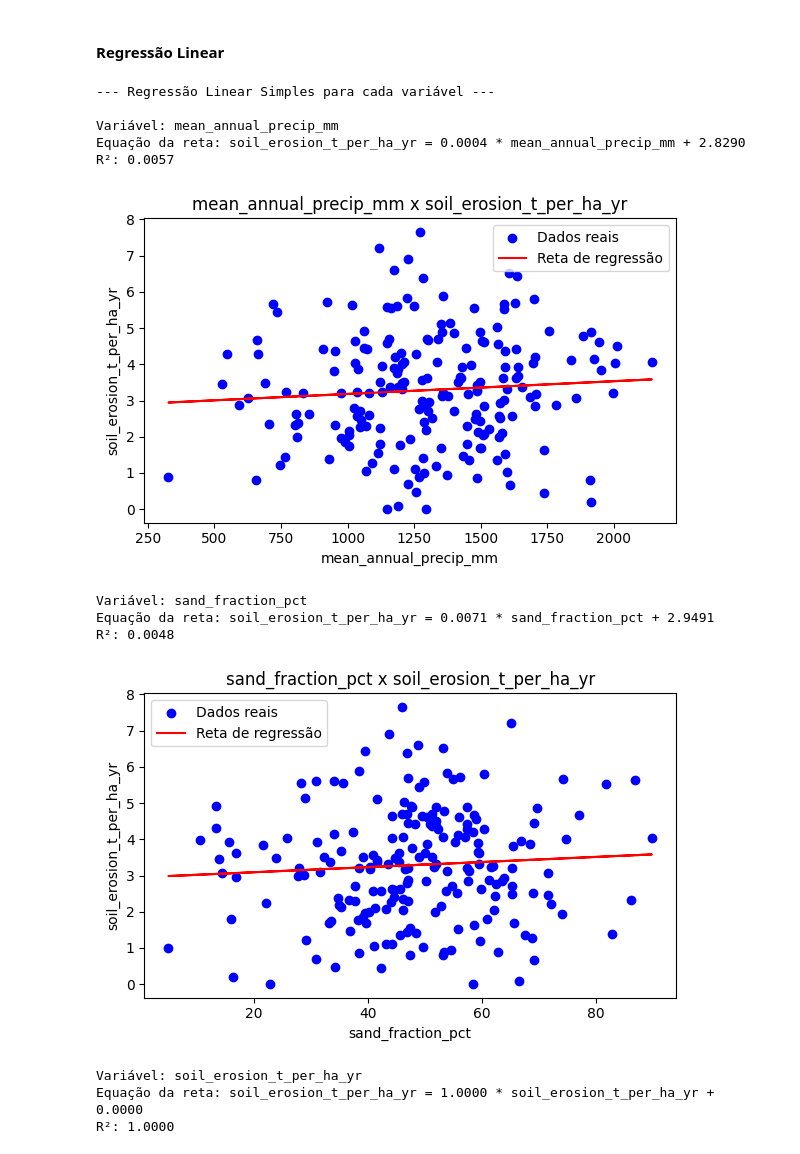
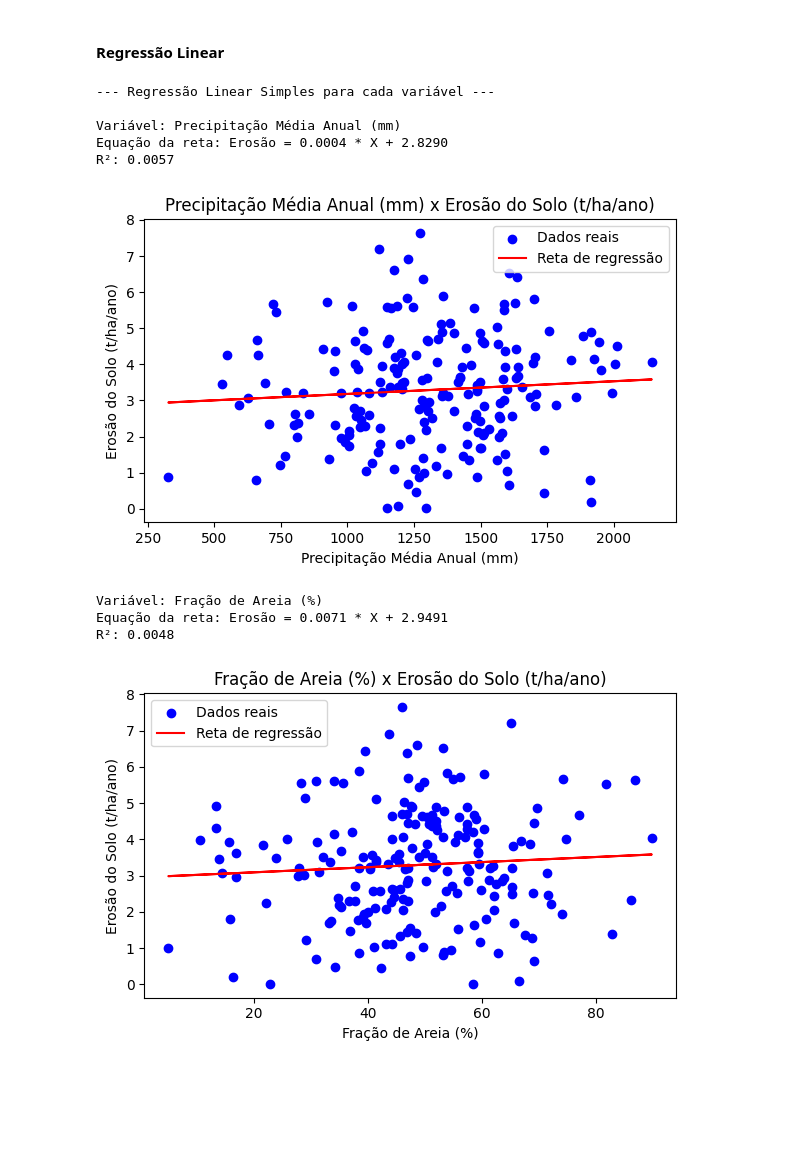
Before and after one commit to brunalobo/trabalho-estatistica-2025, a Jupyter notebook: estatistica_2025.ipynb, the cells around one changed output. Cells and saved outputs as stored; diff of their text form; code cells hidden in the pictures; blank space fills up the shorter version.

```diff
--- a/estatistica_2025.ipynb
+++ b/estatistica_2025.ipynb
@@ -159,52 +185,51 @@ soil_erosion_t_per_ha_yr                  1.000000
 # %% [markdown]
 #### Regressão Linear
 # %%
-# Variáveis independentes (explicativas)
-variaveis_explicativas = ['mean_annual_precip_mm', 'sand_fraction_pct', 'soil_erosion_t_per_ha_yr']
+variaveis_explicativas = ['mean_annual_precip_mm', 'sand_fraction_pct']
+nomes_variaveis = {
+    'mean_annual_precip_mm': 'Precipitação Média Anual (mm)',
+    'sand_fraction_pct': 'Fração de Areia (%)',
+    'soil_erosion_t_per_ha_yr': 'Erosão do Solo (t/ha/ano)'
+}
 
-# Variável dependente
 y = df['soil_erosion_t_per_ha_yr']
 
 print("\n--- Regressão Linear Simples para cada variável ---")
-
 for var in variaveis_explicativas:
     X = df[[var]]  # Transformando em matriz 2D (requisito do sklearn)
 
     # Criando o modelo
     modelo = LinearRegression()
     modelo.fit(X, y)
 
     # Parâmetros para a regressão
     a = modelo.coef_[0]
     b = modelo.intercept_
     r2 = modelo.score(X, y)
 
-    # Exibindo os resultados
-    print(f"\nVariável: {var}")
-    print(f"Equação da reta: soil_erosion_t_per_ha_yr = {a:.4f} * {var} + {b:.4f}")
+    # Resultados
+    print(f"\nVariável: {nomes_variaveis[var]}")
+    print(f"Equação da reta: Erosão = {a:.4f} * X + {b:.4f}")
     print(f"R²: {r2:.4f}")
 
     # Plotando o gráfico da regressão
     plt.figure(figsize=(6, 4))
     plt.scatter(X, y, color='blue', label='Dados reais')
     plt.plot(X, modelo.predict(X), color='red', label='Reta de regressão')
-    plt.xlabel(var)
-    plt.ylabel('soil_erosion_t_per_ha_yr')
-    plt.title(f'{var} x soil_erosion_t_per_ha_yr')
+    plt.xlabel(nomes_variaveis[var])
+    plt.ylabel(nomes_variaveis['soil_erosion_t_per_ha_yr'])
+    plt.title(f'{nomes_variaveis[var]} x {nomes_variaveis["soil_erosion_t_per_ha_yr"]}')
     plt.legend()
     plt.tight_layout()
     plt.show()
 # %% [output]
 --- Regressão Linear Simples para cada variável ---
 
-Variável: mean_annual_precip_mm
-Equação da reta: soil_erosion_t_per_ha_yr = 0.0004 * mean_annual_precip_mm + 2.8290
+Variável: Precipitação Média Anual (mm)
+Equação da reta: Erosão = 0.0004 * X + 2.8290
 R²: 0.0057
-[figure, old version]
+[figure, new version]
-Variável: sand_fraction_pct
-Equação da reta: soil_erosion_t_per_ha_yr = 0.0071 * sand_fraction_pct + 2.9491
+Variável: Fração de Areia (%)
+Equação da reta: Erosão = 0.0071 * X + 2.9491
 R²: 0.0048
-[figure, old version]
+[figure, new version]
-Variável: soil_erosion_t_per_ha_yr
-Equação da reta: soil_erosion_t_per_ha_yr = 1.0000 * soil_erosion_t_per_ha_yr + 0.0000
-R²: 1.0000
```
Also changed, not shown: parts of 7 cells of this notebook, 2 other files.
